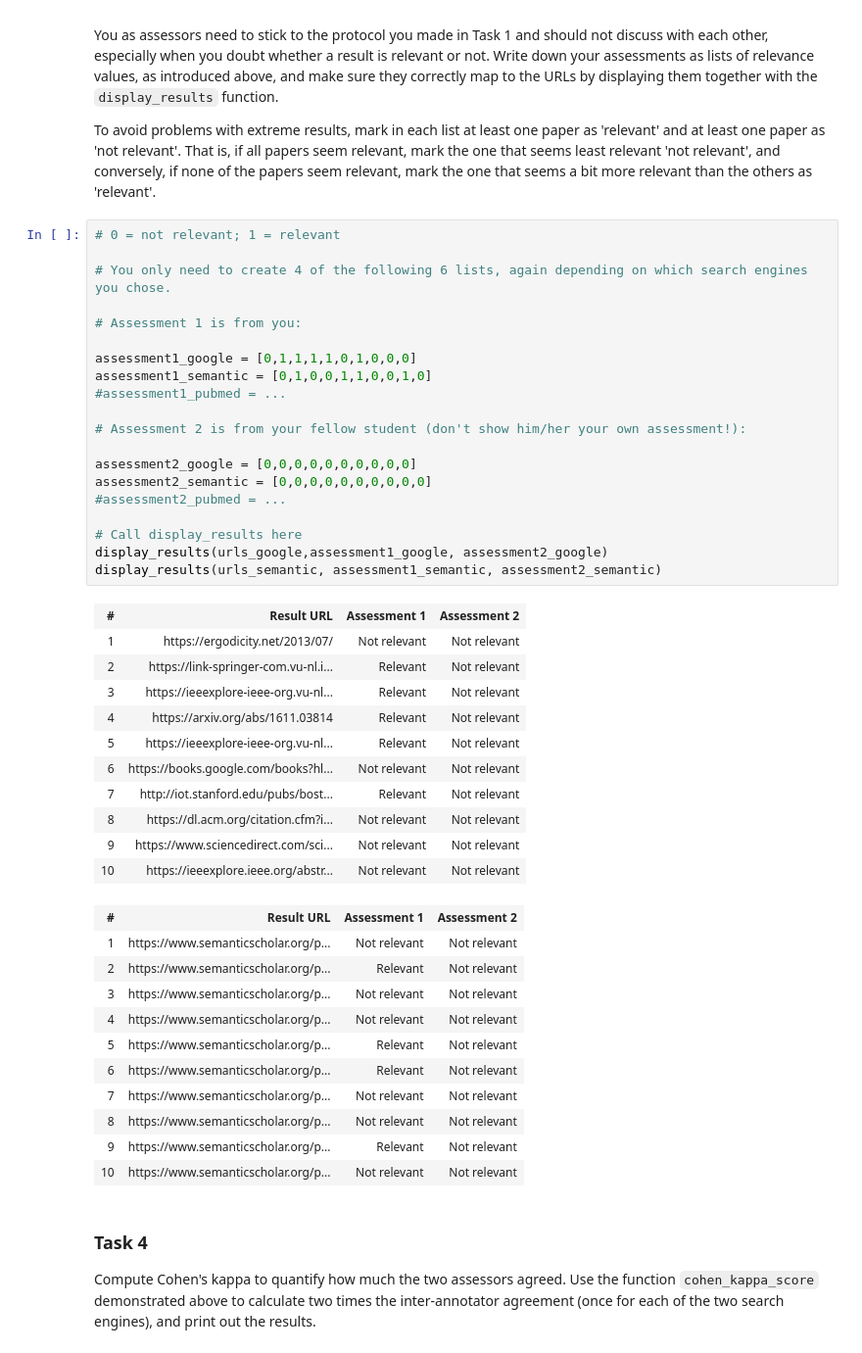
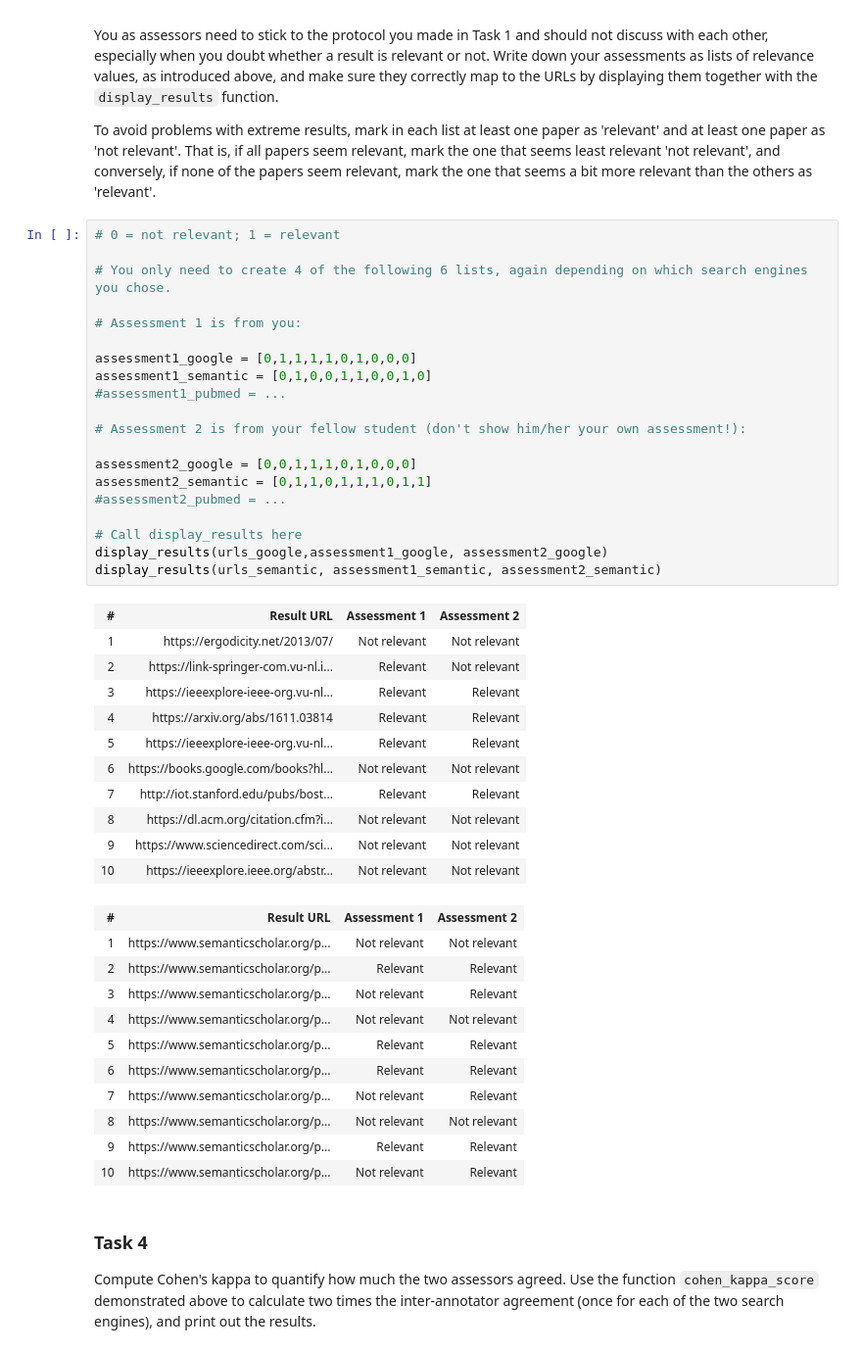
Before and after one commit to AndrewHarrison/IR2019, a Jupyter notebook: 04_evaluating.ipynb, the cells around one changed output. Shown at 98% size. Drawn from its saved outputs; the diff is of its cells as text.

```diff
--- a/04_evaluating.ipynb
+++ b/04_evaluating.ipynb
@@ -262,46 +262,46 @@ To avoid problems with extreme results, mark in each list at least one paper as
 # %%
 # 0 = not relevant; 1 = relevant
 
 # You only need to create 4 of the following 6 lists, again depending on which search engines you chose.
 
 # Assessment 1 is from you:
 
 assessment1_google = [0,1,1,1,1,0,1,0,0,0]
 assessment1_semantic = [0,1,0,0,1,1,0,0,1,0]
 #assessment1_pubmed = ...
 
 # Assessment 2 is from your fellow student (don't show him/her your own assessment!):
 
-assessment2_google = [0,0,0,0,0,0,0,0,0,0]
-assessment2_semantic = [0,0,0,0,0,0,0,0,0,0]
+assessment2_google = [0,0,1,1,1,0,1,0,0,0]
+assessment2_semantic = [0,1,1,0,1,1,1,0,1,1]
 #assessment2_pubmed = ...
 
 # Call display_results here
 display_results(urls_google,assessment1_google, assessment2_google)
 display_results(urls_semantic, assessment1_semantic, assessment2_semantic)
 # %% [output]
 | # | Result URL | Assessment 1 | Assessment 2 |
 | 1 | https://ergodicity.net/2013/07/ | Not relevant | Not relevant |
 | 2 | https://link-springer-com.vu-nl.i... | Relevant | Not relevant |
-| 3 | https://ieeexplore-ieee-org.vu-nl... | Relevant | Not relevant |
-| 4 | https://arxiv.org/abs/1611.03814 | Relevant | Not relevant |
-| 5 | https://ieeexplore-ieee-org.vu-nl... | Relevant | Not relevant |
+| 3 | https://ieeexplore-ieee-org.vu-nl... | Relevant | Relevant |
+| 4 | https://arxiv.org/abs/1611.03814 | Relevant | Relevant |
+| 5 | https://ieeexplore-ieee-org.vu-nl... | Relevant | Relevant |
 | 6 | https://books.google.com/books?hl... | Not relevant | Not relevant |
-| 7 | http://iot.stanford.edu/pubs/bost... | Relevant | Not relevant |
+| 7 | http://iot.stanford.edu/pubs/bost... | Relevant | Relevant |
 | 8 | https://dl.acm.org/citation.cfm?i... | Not relevant | Not relevant |
 | 9 | https://www.sciencedirect.com/sci... | Not relevant | Not relevant |
 | 10 | https://ieeexplore.ieee.org/abstr... | Not relevant | Not relevant |
 | # | Result URL | Assessment 1 | Assessment 2 |
 | 1 | https://www.semanticscholar.org/p... | Not relevant | Not relevant |
-| 2 | https://www.semanticscholar.org/p... | Relevant | Not relevant |
-| 3 | https://www.semanticscholar.org/p... | Not relevant | Not relevant |
+| 2 | https://www.semanticscholar.org/p... | Relevant | Relevant |
+| 3 | https://www.semanticscholar.org/p... | Not relevant | Relevant |
 | 4 | https://www.semanticscholar.org/p... | Not relevant | Not relevant |
-| 5 | https://www.semanticscholar.org/p... | Relevant | Not relevant |
-| 6 | https://www.semanticscholar.org/p... | Relevant | Not relevant |
-| 7 | https://www.semanticscholar.org/p... | Not relevant | Not relevant |
+| 5 | https://www.semanticscholar.org/p... | Relevant | Relevant |
+| 6 | https://www.semanticscholar.org/p... | Relevant | Relevant |
+| 7 | https://www.semanticscholar.org/p... | Not relevant | Relevant |
 | 8 | https://www.semanticscholar.org/p... | Not relevant | Not relevant |
-| 9 | https://www.semanticscholar.org/p... | Relevant | Not relevant |
-| 10 | https://www.semanticscholar.org/p... | Not relevant | Not relevant |
+| 9 | https://www.semanticscholar.org/p... | Relevant | Relevant |
+| 10 | https://www.semanticscholar.org/p... | Not relevant | Relevant |
 # %% [markdown]
 ### Task 4
 
```
Also changed, not shown: parts of 8 cells of this notebook.
